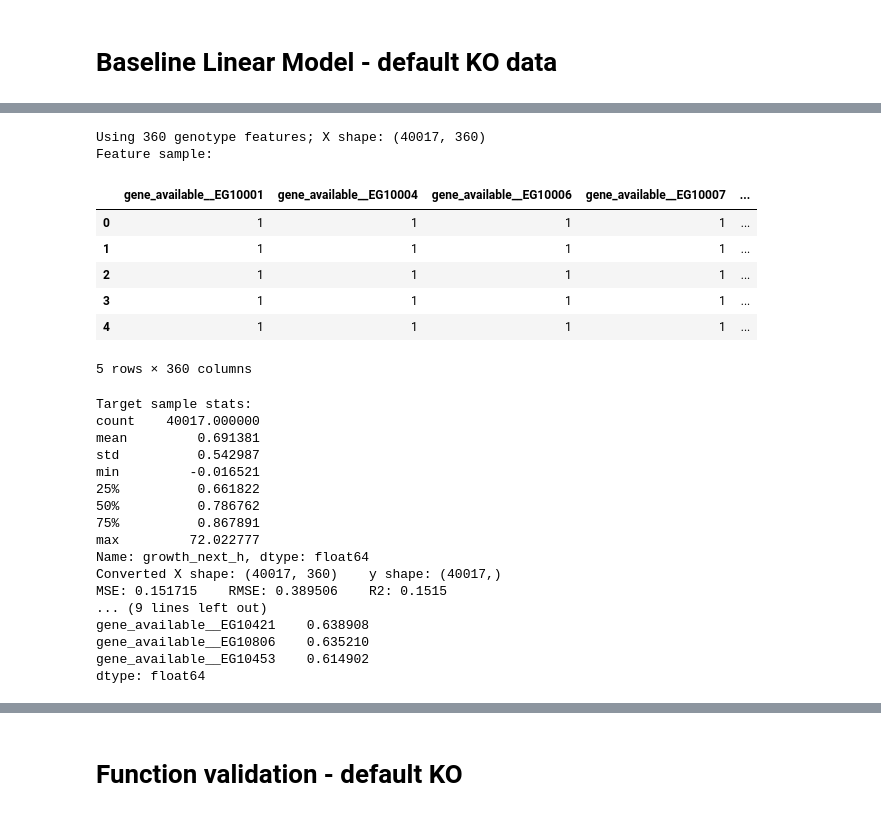
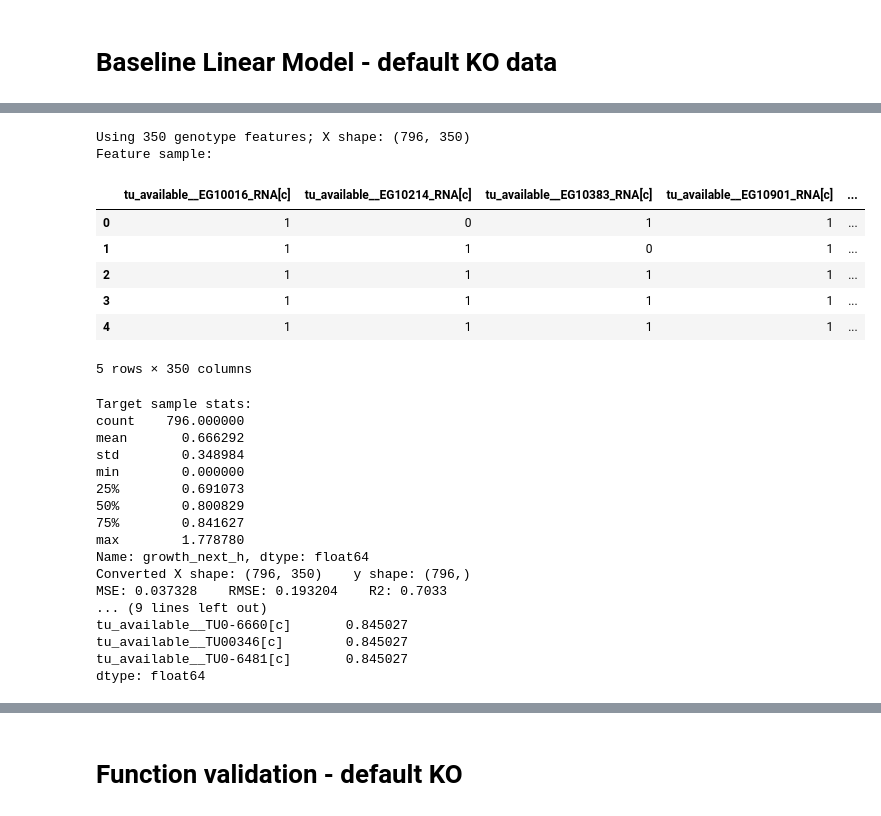
Before and after one commit to katha815/vEcoli-Local, a Jupyter notebook: surrogate/baseline_regression.ipynb, the cells around one changed output, grey strips where cells are left out. Cells and saved outputs as stored; diff of their text form; code cells hidden in the pictures.

Commit message:
TU_based training data and linear model built

```diff
--- a/surrogate/baseline_regression.ipynb
+++ b/surrogate/baseline_regression.ipynb
@@ -577,0 +946,42 @@ First 10 rows:
+# %%
+import pandas as pd
+
+# Input (converted file)
+input_file = "/user/home/il22158/work/vEcoli/surrogate/results/default_KO/gene_knockout_generation_summary_TU_selective.csv"
+
+# Output file
+output_file = "/user/home/il22158/work/vEcoli/surrogate/results/default_KO/gene_knockout_generation_summary_TU_grouped.csv"
+
+# ----------------------------
+# Load data
+# ----------------------------
+df = pd.read_csv(input_file)
+
+# ----------------------------
+# Ensure TU_id exists
+# ----------------------------
+df = df[df["TU_id"].notna()].copy()
+
+# ----------------------------
+# Count occurrences per TU
+# ----------------------------
+df["TU_count"] = df.groupby("TU_id")["TU_id"].transform("size")
+
+# ----------------------------
+# Sort by TU_id
+# ----------------------------
+df = df.sort_values(by="TU_id")
+
+# ----------------------------
+# Reorder columns (TU_id first)
+# ----------------------------
+cols = ["TU_id", "TU_count"] + [c for c in df.columns if c not in ["TU_id", "TU_count"]]
+df = df[cols]
+
+# ----------------------------
+# Save
+# ----------------------------
+df.to_csv(output_file, index=False)
+
+print("Saved:", output_file)
+print("Unique TU IDs:", df["TU_id"].nunique())
@@ -2844,7 +3263,7 @@ df = df.dropna(subset=['growth_next_h']).reset_index(drop=True)
 # -----------------------------
 # Determine X (genotype availability)
 # -----------------------------
-gene_cols = [c for c in df.columns if c.startswith('gene_available__')]
+gene_cols = [c for c in df.columns if c.startswith('tu_available__')]
 
 if not gene_cols:
     raise RuntimeError('No genotype columns found in training_data')
@@ -2886,56 +3305,56 @@ print(f"Converted X shape: {X.shape}    y shape: {y.shape}")
 X_train, X_test, y_train, y_test = train_test_split(
     X, y, test_size=0.2, random_state=42
 )
 
 # -----------------------------
 # Fit linear model
 # -----------------------------
 model = LinearRegression()
 model.fit(X_train, y_train)
 
 # -----------------------------
 # Predict and evaluate
 # -----------------------------
 y_pred = model.predict(X_test)
 
 mse = mean_squared_error(y_test, y_pred)
 rmse = np.sqrt(mse)
 r2 = r2_score(y_test, y_pred)
 
 print(f'MSE: {mse:.6f}    RMSE: {rmse:.6f}    R2: {r2:.4f}')
 
 # -----------------------------
 # Show top coefficients (UNCHANGED OUTPUT STYLE)
 # -----------------------------
 coef = pd.Series(model.coef_, index=X_df.columns)
 
 print('\nTop 10 genotype coefficients by absolute value:')
 print(coef.abs().sort_values(ascending=False).head(10))
 # %% [output]
-Using 360 genotype features; X shape: (40017, 360)
+Using 350 genotype features; X shape: (796, 350)
 Feature sample:
-|  | gene_available__EG10001 | gene_available__EG10004 | gene_available__EG10006 | gene_available__EG10007 | ... |
-| 0 | 1 | 1 | 1 | 1 | ... |
-| 1 | 1 | 1 | 1 | 1 | ... |
+|  | tu_available__EG10016_RNA[c] | tu_available__EG10214_RNA[c] | tu_available__EG10383_RNA[c] | tu_available__EG10901_RNA[c] | ... |
+| 0 | 1 | 0 | 1 | 1 | ... |
+| 1 | 1 | 1 | 0 | 1 | ... |
 | 2 | 1 | 1 | 1 | 1 | ... |
 | 3 | 1 | 1 | 1 | 1 | ... |
 | 4 | 1 | 1 | 1 | 1 | ... |
-5 rows × 360 columns
+5 rows × 350 columns
 Target sample stats:
-count    40017.000000
-mean         0.691381
-std          0.542987
-min         -0.016521
-25%          0.661822
-50%          0.786762
-75%          0.867891
-max         72.022777
+count    796.000000
+mean       0.666292
+std        0.348984
+min        0.000000
+25%        0.691073
+50%        0.800829
+75%        0.841627
+max        1.778780
 Name: growth_next_h, dtype: float64
-Converted X shape: (40017, 360)    y shape: (40017,)
-MSE: 0.151715    RMSE: 0.389506    R2: 0.1515
+Converted X shape: (796, 350)    y shape: (796,)
+MSE: 0.037328    RMSE: 0.193204    R2: 0.7033
 ... (9 lines left out)
-gene_available__EG10421    0.638908
-gene_available__EG10806    0.635210
-gene_available__EG10453    0.614902
+tu_available__TU0-6660[c]       0.845027
+tu_available__TU00346[c]        0.845027
+tu_available__TU0-6481[c]       0.845027
 dtype: float64
 # %%
```
Also changed, not shown: parts of 28 cells of this notebook, 28 other files.
